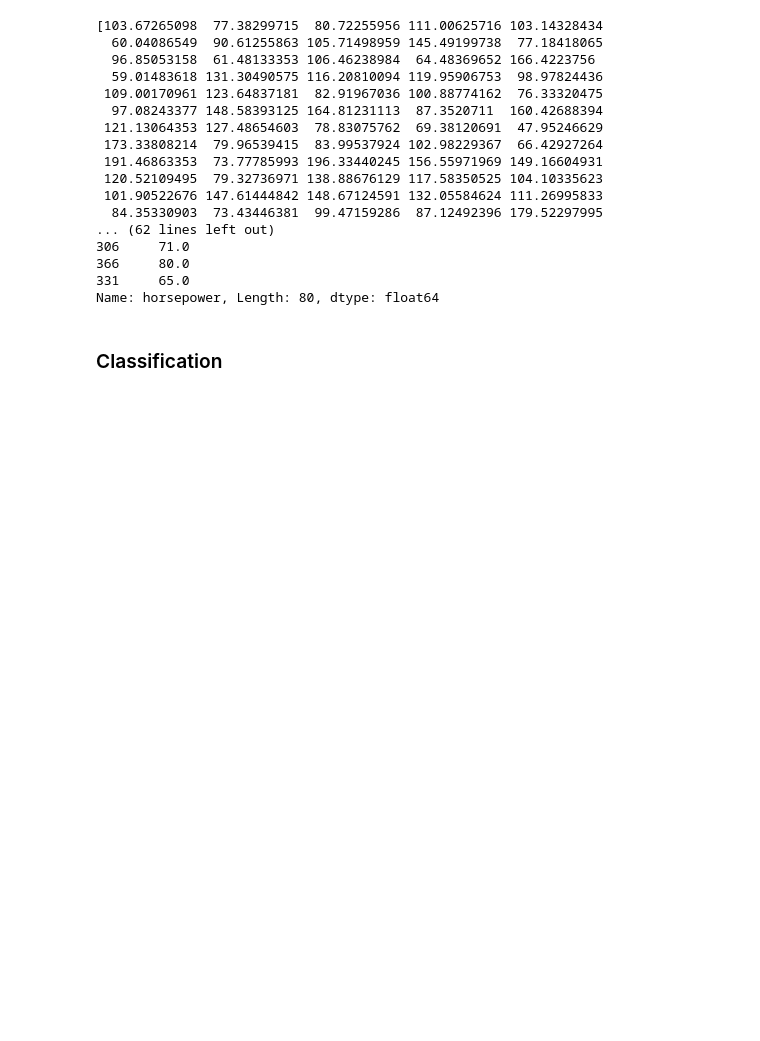
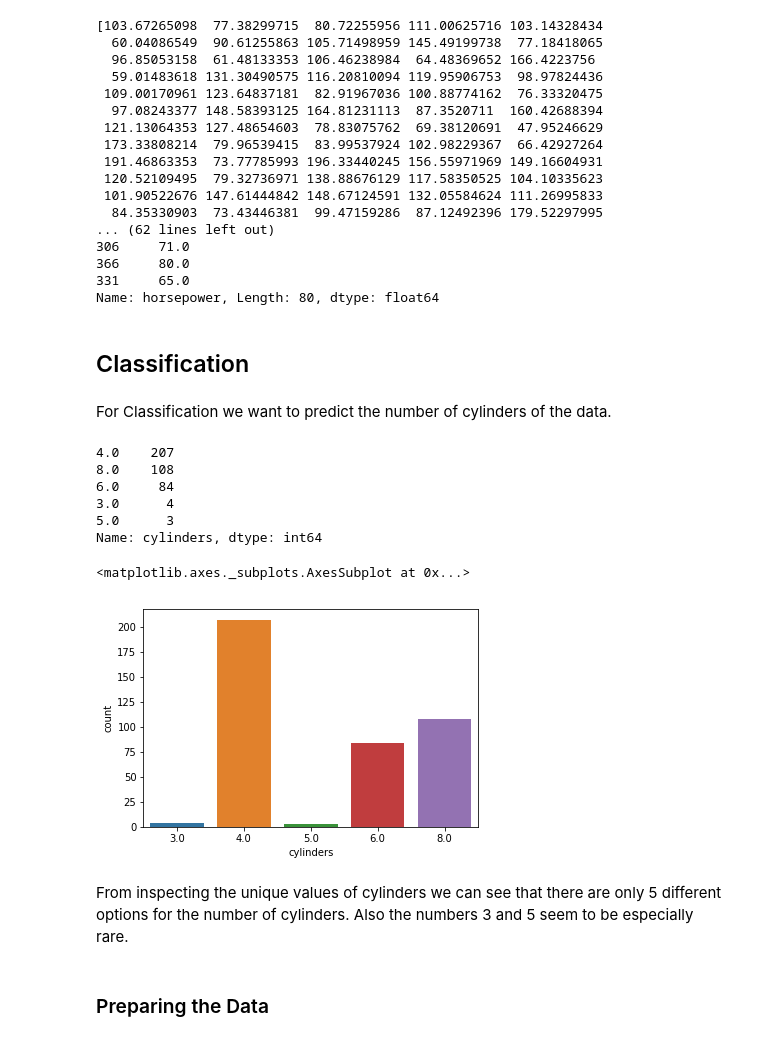
Before and after one commit to nikwlf/dswithcars, a Jupyter notebook: dscars.ipynb, the cells around one changed output. Drawn from its saved outputs; the diff is of its cells as text; code cells hidden in the pictures; blank space fills up the shorter version.

Commit message:
classification

```diff
--- a/dscars.ipynb
+++ b/dscars.ipynb
@@ -277,4 +295,24 @@ print(y_test)
 331     65.0
 Name: horsepower, Length: 80, dtype: float64
 # %% [markdown]
-### Classification
+## Classification
+# %% [markdown]
+For Classification we want to predict the number of cylinders of the data.
+# %%
+df['cylinders'].value_counts()
+# %% [output]
+4.0    207
+8.0    108
+6.0     84
+3.0      4
+5.0      3
+Name: cylinders, dtype: int64
+# %%
+sns.countplot(df['cylinders'])
+# %% [output]
+<matplotlib.axes._subplots.AxesSubplot at 0x...>
+[figure, added]
+# %% [markdown]
+From inspecting the unique values of cylinders we can see that there are only 5 different options for the number of cylinders. Also the numbers 3 and 5 seem to be especially rare.
+# %% [markdown]
+### Preparing the Data
```
Also changed, not shown: parts of 12 cells of this notebook.
